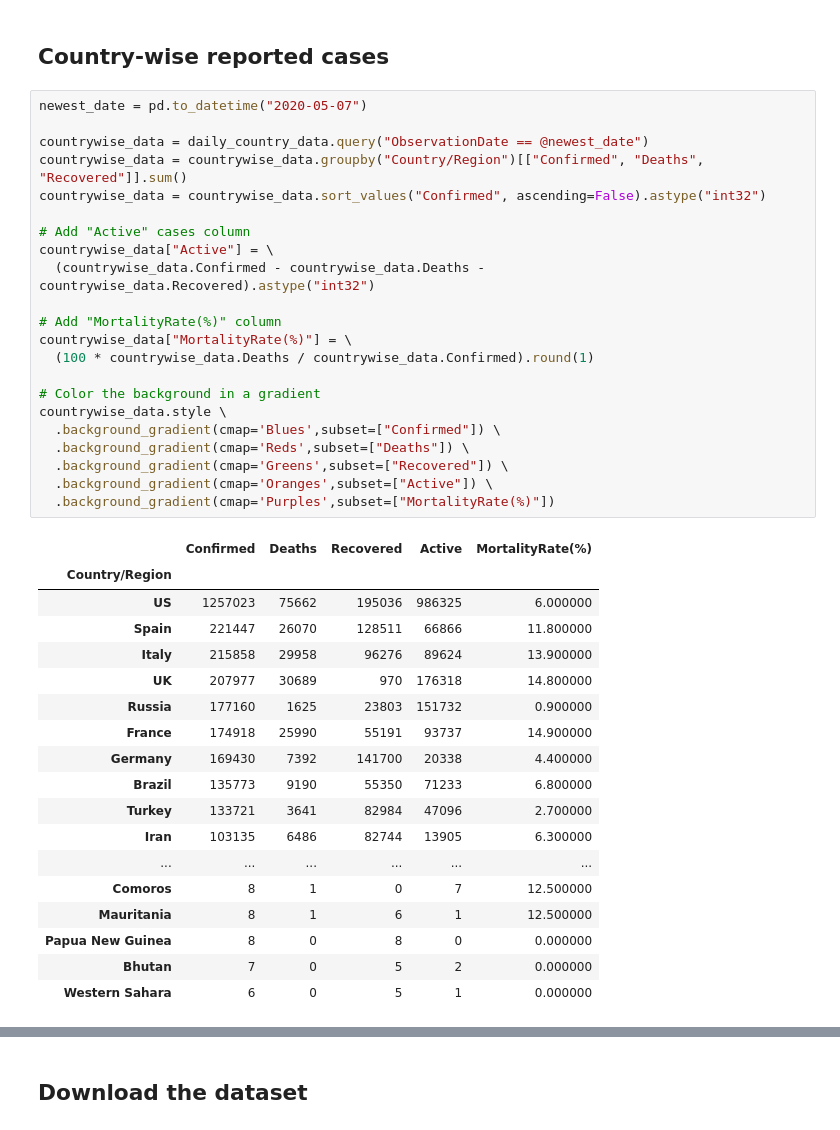
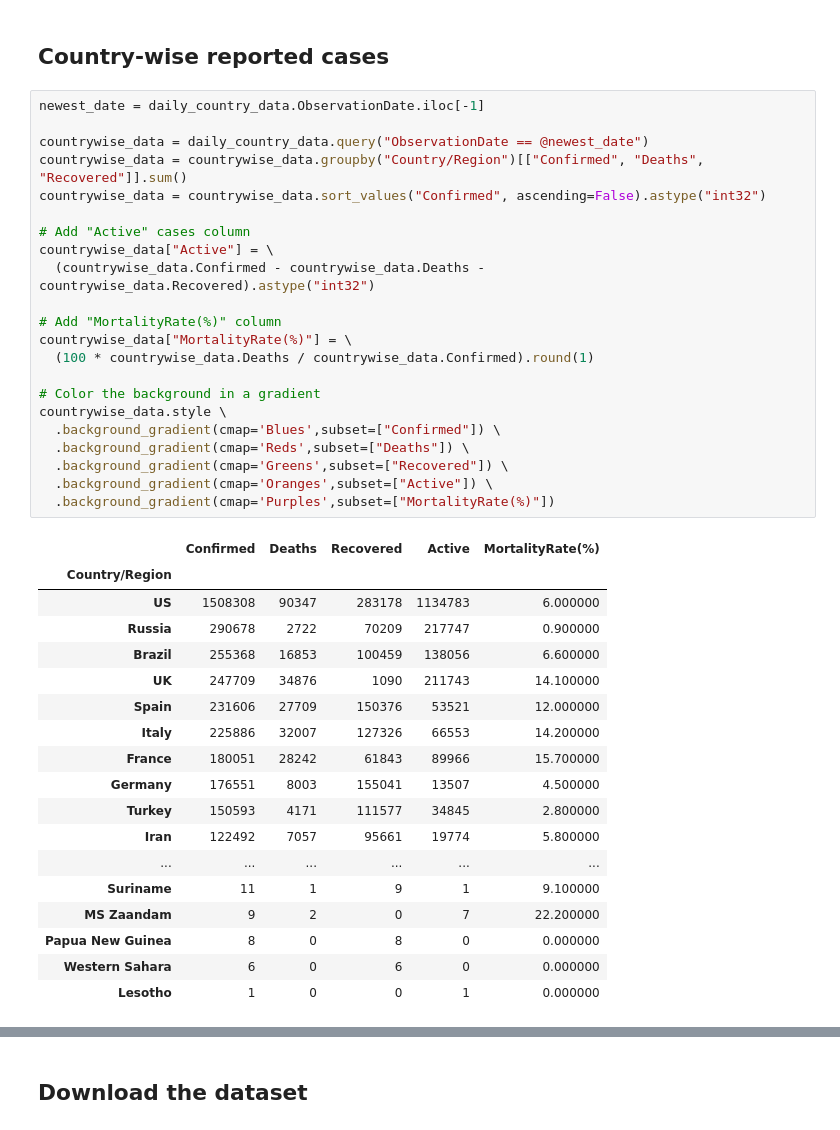
Before and after one commit to ShionFujimori/covid19-analysis, a Jupyter notebook: covid19_analysis.ipynb, the cells around one changed output, grey strips where cells are left out. Saved outputs shown, nothing was run; the diff lists cells and outputs as text.

```diff
--- a/covid19_analysis.ipynb
+++ b/covid19_analysis.ipynb
@@ -313,46 +328,46 @@ py.offline.iplot(fig)
 # %% [markdown]
 ## Country-wise reported cases
 # %%
-newest_date = pd.to_datetime("2020-05-07")
+newest_date = daily_country_data.ObservationDate.iloc[-1]
 
 countrywise_data = daily_country_data.query("ObservationDate == @newest_date")
 countrywise_data = countrywise_data.groupby("Country/Region")[["Confirmed", "Deaths", "Recovered"]].sum()
 countrywise_data = countrywise_data.sort_values("Confirmed", ascending=False).astype("int32")
 
 # Add "Active" cases column
 countrywise_data["Active"] = \
   (countrywise_data.Confirmed - countrywise_data.Deaths - countrywise_data.Recovered).astype("int32")
 
 # Add "MortalityRate(%)" column
 countrywise_data["MortalityRate(%)"] = \
   (100 * countrywise_data.Deaths / countrywise_data.Confirmed).round(1)
 
 # Color the background in a gradient
 countrywise_data.style \
   .background_gradient(cmap='Blues',subset=["Confirmed"]) \
   .background_gradient(cmap='Reds',subset=["Deaths"]) \
   .background_gradient(cmap='Greens',subset=["Recovered"]) \
   .background_gradient(cmap='Oranges',subset=["Active"]) \
   .background_gradient(cmap='Purples',subset=["MortalityRate(%)"])
 # %% [output]
 |  | Confirmed | Deaths | Recovered | Active | MortalityRate(%) |
 | Country/Region |  |  |  |  |  |
-| US | 1257023 | 75662 | 195036 | 986325 | 6.000000 |
-| Spain | 221447 | 26070 | 128511 | 66866 | 11.800000 |
-| Italy | 215858 | 29958 | 96276 | 89624 | 13.900000 |
-| UK | 207977 | 30689 | 970 | 176318 | 14.800000 |
-| Russia | 177160 | 1625 | 23803 | 151732 | 0.900000 |
-| France | 174918 | 25990 | 55191 | 93737 | 14.900000 |
-| Germany | 169430 | 7392 | 141700 | 20338 | 4.400000 |
-| Brazil | 135773 | 9190 | 55350 | 71233 | 6.800000 |
-| Turkey | 133721 | 3641 | 82984 | 47096 | 2.700000 |
-| Iran | 103135 | 6486 | 82744 | 13905 | 6.300000 |
+| US | 1508308 | 90347 | 283178 | 1134783 | 6.000000 |
+| Russia | 290678 | 2722 | 70209 | 217747 | 0.900000 |
+| Brazil | 255368 | 16853 | 100459 | 138056 | 6.600000 |
+| UK | 247709 | 34876 | 1090 | 211743 | 14.100000 |
+| Spain | 231606 | 27709 | 150376 | 53521 | 12.000000 |
+| Italy | 225886 | 32007 | 127326 | 66553 | 14.200000 |
+| France | 180051 | 28242 | 61843 | 89966 | 15.700000 |
+| Germany | 176551 | 8003 | 155041 | 13507 | 4.500000 |
+| Turkey | 150593 | 4171 | 111577 | 34845 | 2.800000 |
+| Iran | 122492 | 7057 | 95661 | 19774 | 5.800000 |
 | ... | ... | ... | ... | ... | ... |
-| Comoros | 8 | 1 | 0 | 7 | 12.500000 |
-| Mauritania | 8 | 1 | 6 | 1 | 12.500000 |
+| Suriname | 11 | 1 | 9 | 1 | 9.100000 |
+| MS Zaandam | 9 | 2 | 0 | 7 | 22.200000 |
 | Papua New Guinea | 8 | 0 | 8 | 0 | 0.000000 |
-| Bhutan | 7 | 0 | 5 | 2 | 0.000000 |
-| Western Sahara | 6 | 0 | 5 | 1 | 0.000000 |
+| Western Sahara | 6 | 0 | 6 | 0 | 0.000000 |
+| Lesotho | 1 | 0 | 0 | 1 | 0.000000 |
 # %%
 # === Top 10 bar plots ===
 fig = plt.figure(figsize=(10, 36))
```
Also changed, not shown: parts of 44 cells of this notebook.
